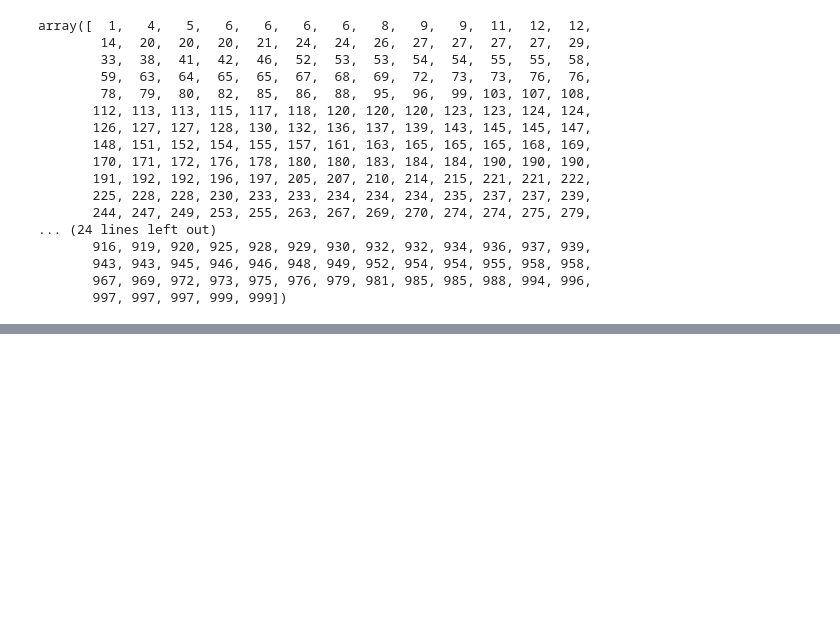
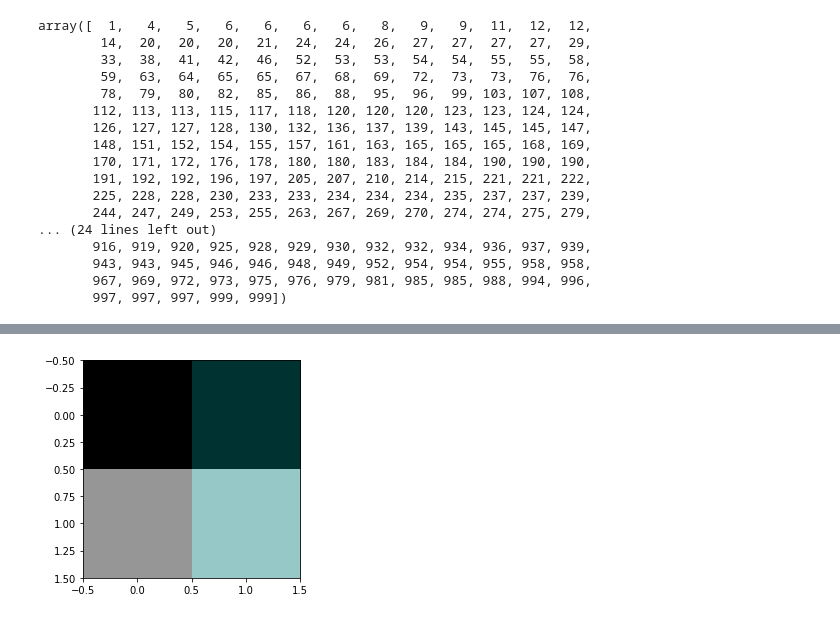
Before and after one commit to gregorylull/satellite-image-classification, a Jupyter notebook: scratch.ipynb, the cells around one changed output, grey strips where cells are left out. Saved outputs shown, nothing was run; the diff lists cells and outputs as text; code cells hidden in the pictures; blank space fills up the shorter version.

```diff
--- a/scratch.ipynb
+++ b/scratch.ipynb
@@ -223,0 +321,6 @@ array([  1,   4,   5,   6,   6,   6,   6,   8,   9,   9,  11,  12,  12,
+# %%
+f = images[0]
+plt.imshow(f)
+plt.imshow(images[0]);
+# %% [output]
+[figure, added]
```
Also changed, not shown: parts of 29 cells of this notebook, 3 other files.
